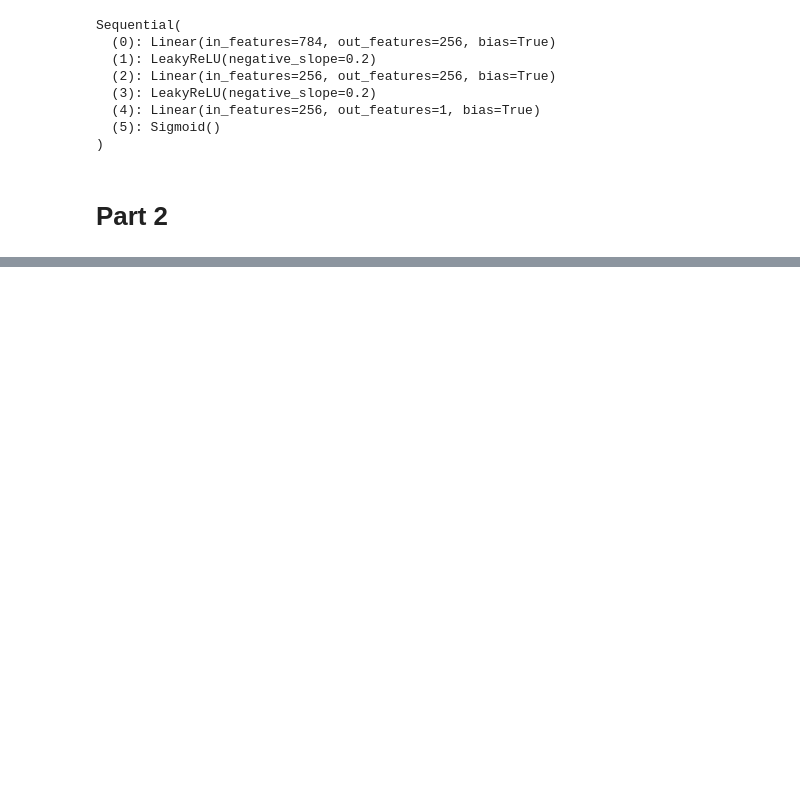
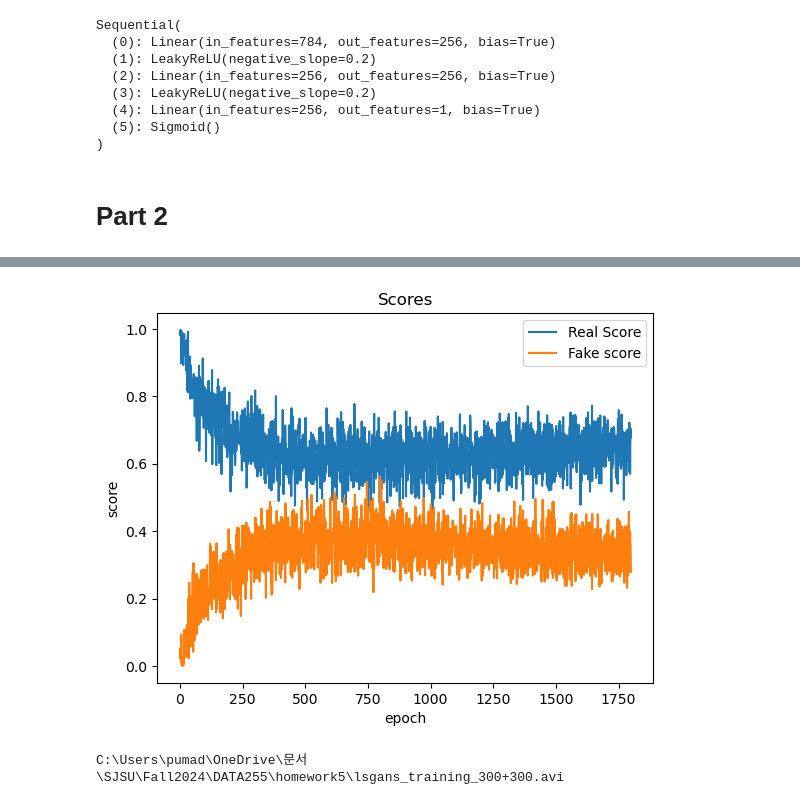
Before and after one commit to sgwlee96/Fall2024, a Jupyter notebook: DATA255/homework5/homework5_SungwonLee.ipynb, the cells around one changed output, grey strips where cells are left out. Saved outputs shown, nothing was run; the diff lists cells and outputs as text; code cells hidden in the pictures; blank space fills up the shorter version.

```diff
--- a/DATA255/homework5/homework5_SungwonLee.ipynb
+++ b/DATA255/homework5/homework5_SungwonLee.ipynb
@@ -492,0 +727,25 @@ Sequential(
+# %%
+plt.plot(real_scores, '-')
+plt.plot(fake_scores, '-')
+plt.xlabel('epoch')
+plt.ylabel('score')
+plt.legend(['Real Score', 'Fake score'])
+plt.title('Scores');
+# %% [output]
+[figure, added]
+# %%
+import cv2
+import os
+from IPython.display import FileLink
+
+vid_fname = 'lsgans_training_300+300.avi'
+
+files = [os.path.join(LSGAN_images_dir, f) for f in os.listdir(LSGAN_images_dir) if 'fake_images' in f]
+files.sort()
+
+out = cv2.VideoWriter(vid_fname,cv2.VideoWriter_fourcc(*'MP4V'), 8, (302,302))
+[out.write(cv2.imread(fname)) for fname in files]
+out.release()
+FileLink('lsgans_training_300+300.avi')
+# %% [output]
+C:\Users\pumad\OneDrive\문서\SJSU\Fall2024\DATA255\homework5\lsgans_training_300+300.avi
```
Also changed, not shown: parts of 18 cells of this notebook, 2 other files.
